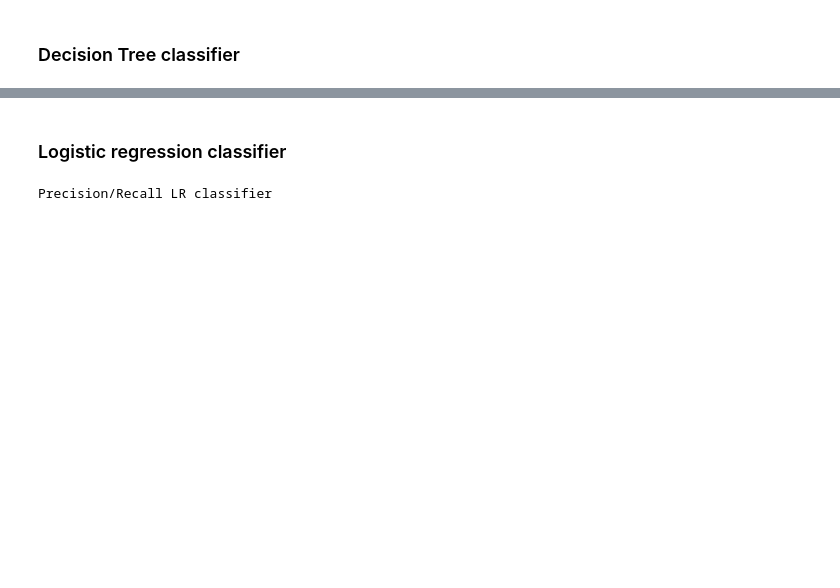
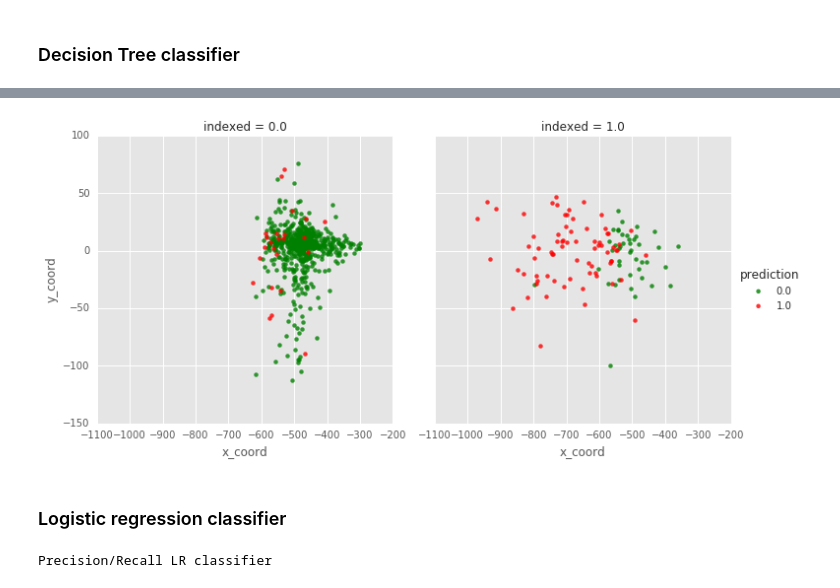
Before and after one commit to joshishwetha/demos, a Jupyter notebook: Physionet.ipynb, the cells around one changed output, grey strips where cells are left out. Saved outputs shown, nothing was run; the diff lists cells and outputs as text; code cells hidden in the pictures; blank space fills up the shorter version.

```diff
--- a/Physionet.ipynb
+++ b/Physionet.ipynb
@@ -473,3 +666,13 @@ Precision/Recall Tree classifier
+# %%
+### Visualize the results of tree classifier ###
+pca_subset = pca_result.select('features','x_coord','y_coord')
+viz_df = pca_subset.join(predictions,on=['features']).select('x_coord','y_coord','prediction','indexed')
+viz_df = viz_df.dropna(how='any',subset=['x_coord','y_coord']).toPandas()
+
+a = sns.lmplot(x='x_coord',y='y_coord',hue='prediction',col='indexed',data=viz_df,
+           fit_reg=False,palette={1:'red',0:'green'},size=5,aspect=1)
+# %% [output]
+[figure, added]
 # %% [markdown]
 ### Logistic regression classifier
 # %%
```
Also changed, not shown: parts of 81 cells of this notebook.
